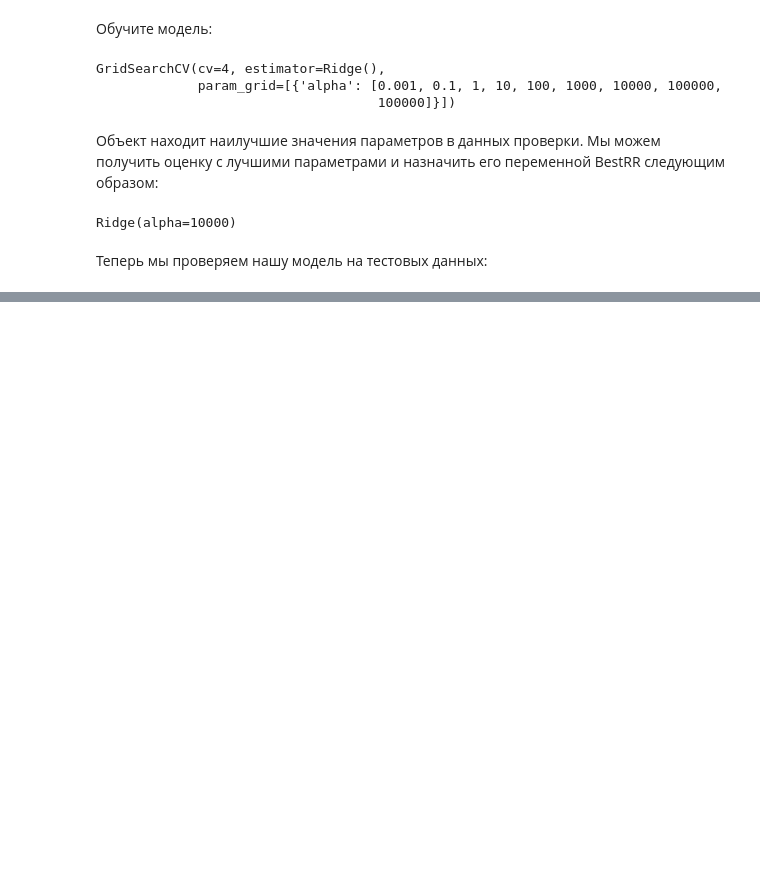
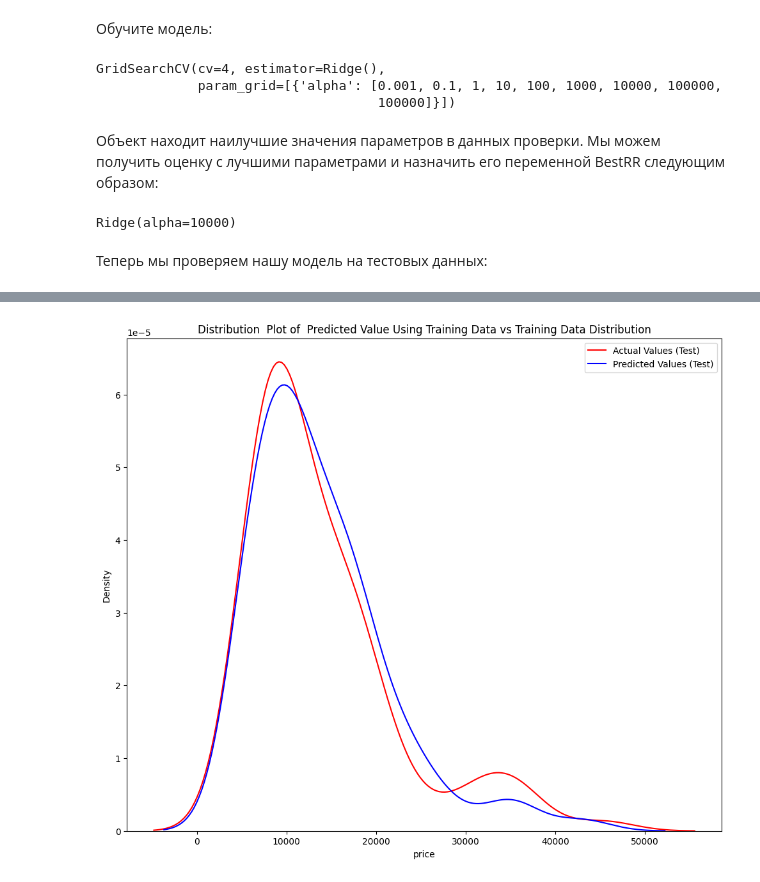
Before and after one commit to MrsMystique/python-repo, a Jupyter notebook: DataAnalysis/Labs/Шаг5 Оценка модели и уточнения.ipynb, the cells around one changed output, grey strips where cells are left out. Drawn from its saved outputs; the diff is of its cells as text; code cells hidden in the pictures; blank space fills up the shorter version.

```diff
--- a/DataAnalysis/Labs/Шаг5 Оценка модели и уточнения.ipynb
+++ b/DataAnalysis/Labs/Шаг5 Оценка модели и уточнения.ipynb
@@ -1058,0 +1071,9 @@ BestRR.score(x_test[['horsepower', 'curb-weight', 'engine-size', 'highway-L/100k
+# %%
+predictions = Grid1.predict(x_test[['horsepower', 'curb-weight', 'engine-size', 'highway-L/100km']])
+# %%
+# наша функция принимает наименование таблицы с переменной Title. положим туда наш заголовок
+Title = 'Distribution  Plot of  Predicted Value Using Training Data vs Training Data Distribution'
+# применим функцию графика распределения
+DistributionPlot(y_test, predictions, "Actual Values (Test)", "Predicted Values (Test)", Title)
+# %% [output]
+[figure, added]
```
Also changed, not shown: parts of 5 cells of this notebook.
